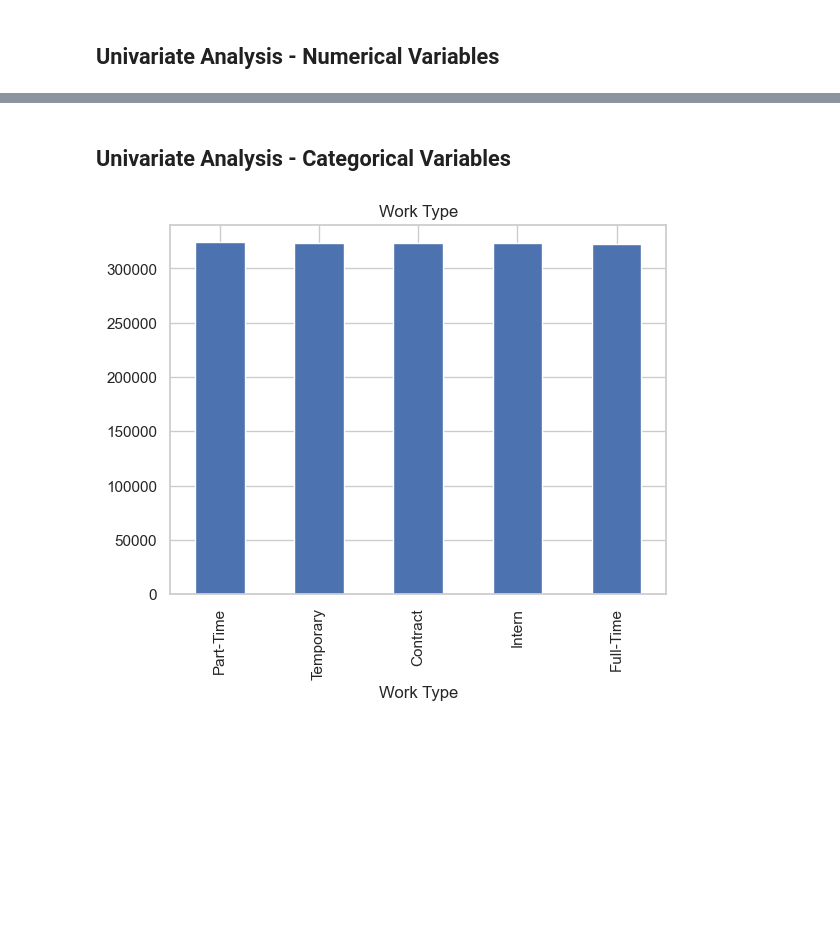
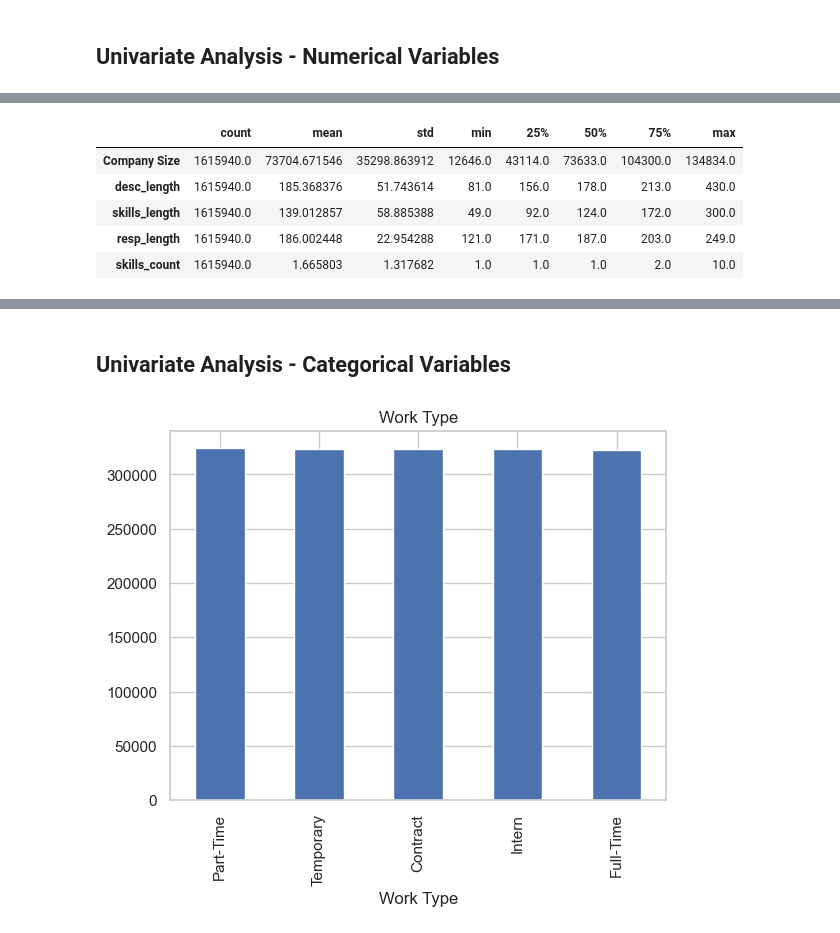
Before and after one commit to PosgradoMNA/TC5035.10-Equipo-60-EDA, a Jupyter notebook: src/main.ipynb, the cells around one changed output, grey strips where cells are left out. Cells and saved outputs as stored; diff of their text form; code cells hidden in the pictures; blank space fills up the shorter version.

```diff
--- a/src/main.ipynb
+++ b/src/main.ipynb
@@ -187,0 +293,9 @@ for col in numerical_cols:
+# %%
+df[numerical_cols].describe().T
+# %% [output]
+|  | count | mean | std | min | 25% | 50% | 75% | max |
+| Company Size | 1615940.0 | 73704.671546 | 35298.863912 | 12646.0 | 43114.0 | 73633.0 | 104300.0 | 134834.0 |
+| desc_length | 1615940.0 | 185.368376 | 51.743614 | 81.0 | 156.0 | 178.0 | 213.0 | 430.0 |
+| skills_length | 1615940.0 | 139.012857 | 58.885388 | 49.0 | 92.0 | 124.0 | 172.0 | 300.0 |
+| resp_length | 1615940.0 | 186.002448 | 22.954288 | 121.0 | 171.0 | 187.0 | 203.0 | 249.0 |
+| skills_count | 1615940.0 | 1.665803 | 1.317682 | 1.0 | 1.0 | 1.0 | 2.0 | 10.0 |
```
Also changed, not shown: parts of 25 cells of this notebook.
